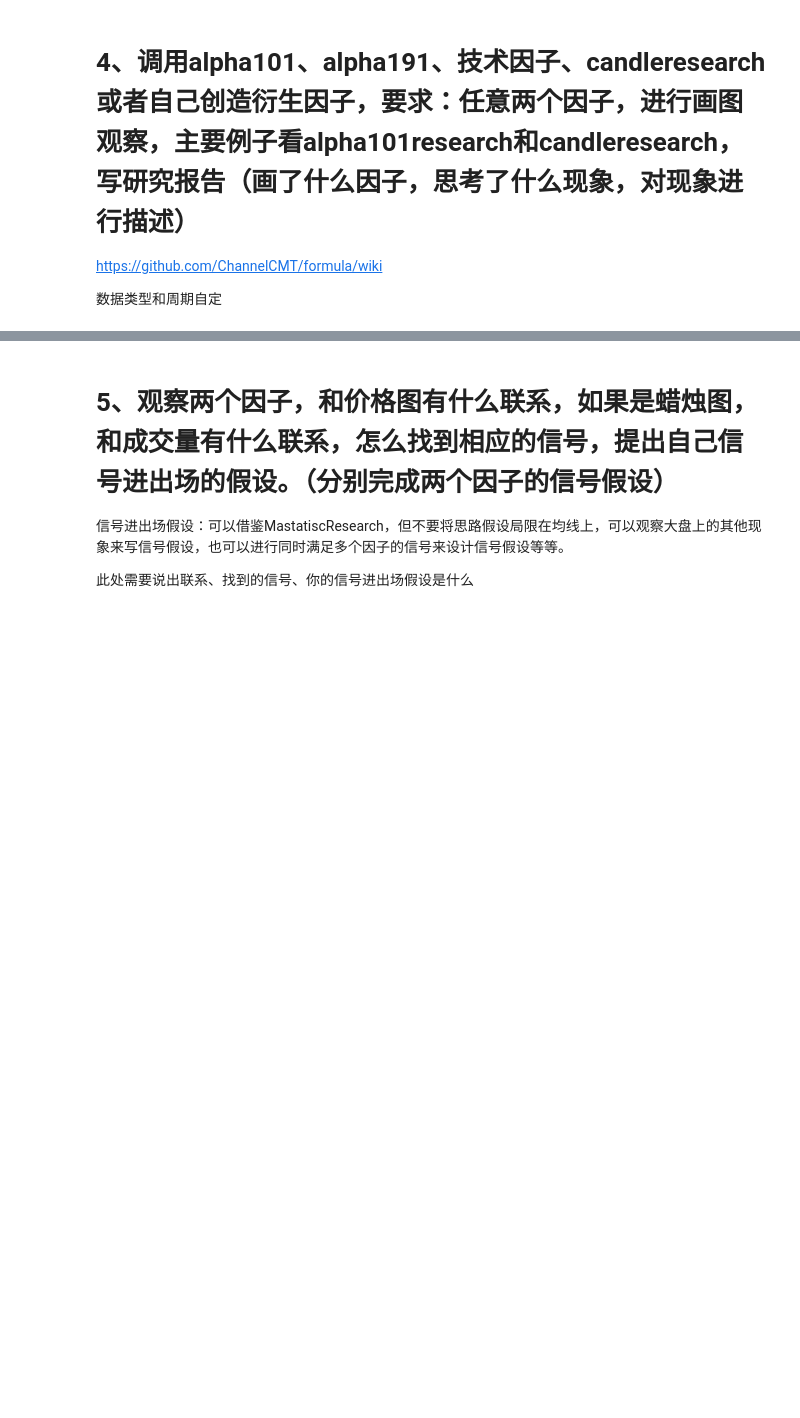
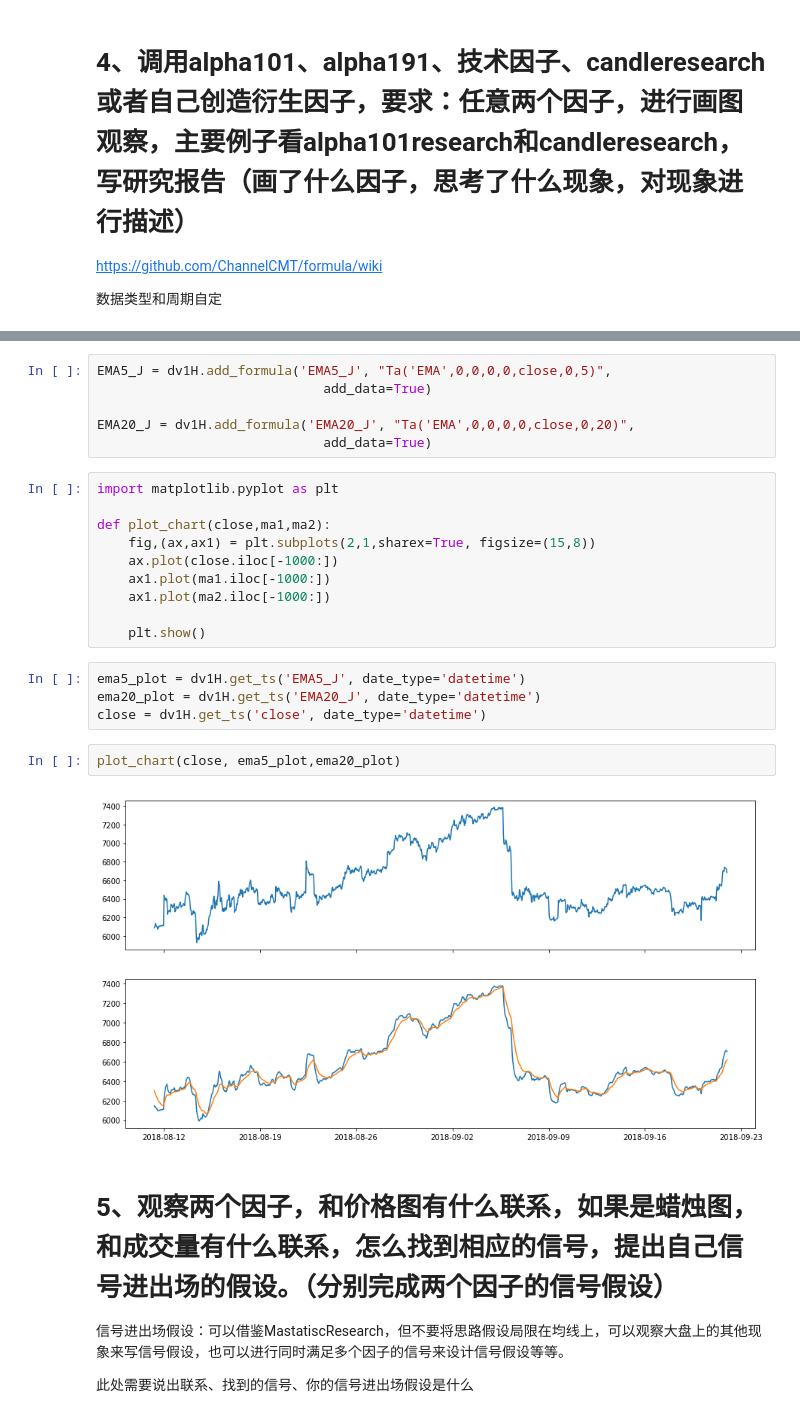
Before and after one commit to pengyaheng/-, a Jupyter notebook: 数据获取与因子绩效试题.ipynb, the cells around one changed output, grey strips where cells are left out. Cells and saved outputs as stored; diff of their text form; blank space fills up the shorter version.

```diff
--- a/数据获取与因子绩效试题.ipynb
+++ b/数据获取与因子绩效试题.ipynb
@@ -246,3 +309,27 @@ https://github.com/ChannelCMT/formula/wiki
+# %%
+EMA5_J = dv1H.add_formula('EMA5_J', "Ta('EMA',0,0,0,0,close,0,5)",
+                             add_data=True)
+
+EMA20_J = dv1H.add_formula('EMA20_J', "Ta('EMA',0,0,0,0,close,0,20)",
+                             add_data=True)
+# %%
+import matplotlib.pyplot as plt
+
+def plot_chart(close,ma1,ma2):
+    fig,(ax,ax1) = plt.subplots(2,1,sharex=True, figsize=(15,8))
+    ax.plot(close.iloc[-1000:])
+    ax1.plot(ma1.iloc[-1000:])
+    ax1.plot(ma2.iloc[-1000:])
+
+    plt.show()
+# %%
+ema5_plot = dv1H.get_ts('EMA5_J', date_type='datetime')
+ema20_plot = dv1H.get_ts('EMA20_J', date_type='datetime')
+close = dv1H.get_ts('close', date_type='datetime')
+# %%
+plot_chart(close, ema5_plot,ema20_plot)
+# %% [output]
+[figure, added]
 # %% [markdown]
 # 5、观察两个因子，和价格图有什么联系，如果是蜡烛图，和成交量有什么联系，怎么找到相应的信号，提出自己信号进出场的假设。（分别完成两个因子的信号假设）
 
```
Also changed, not shown: parts of 17 cells of this notebook.
